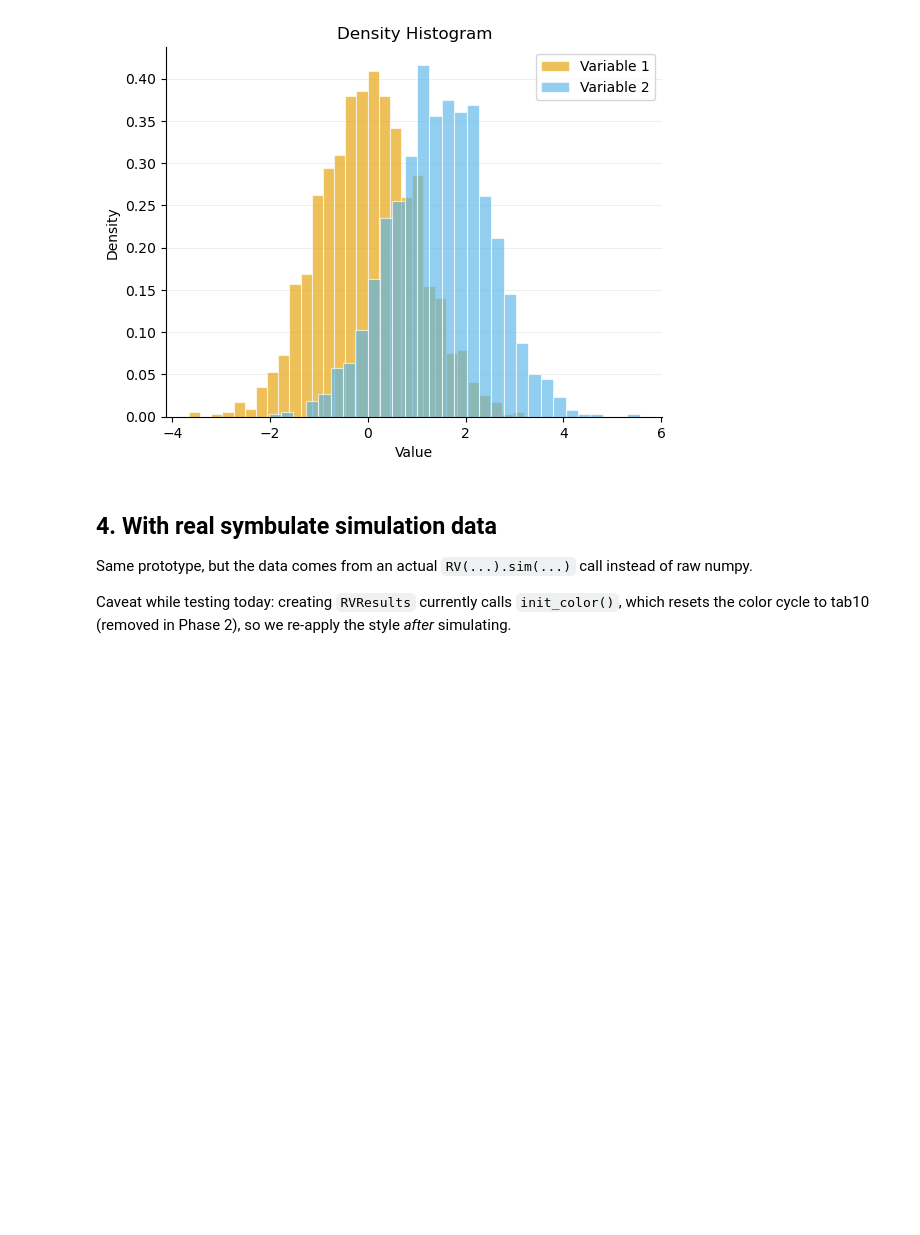
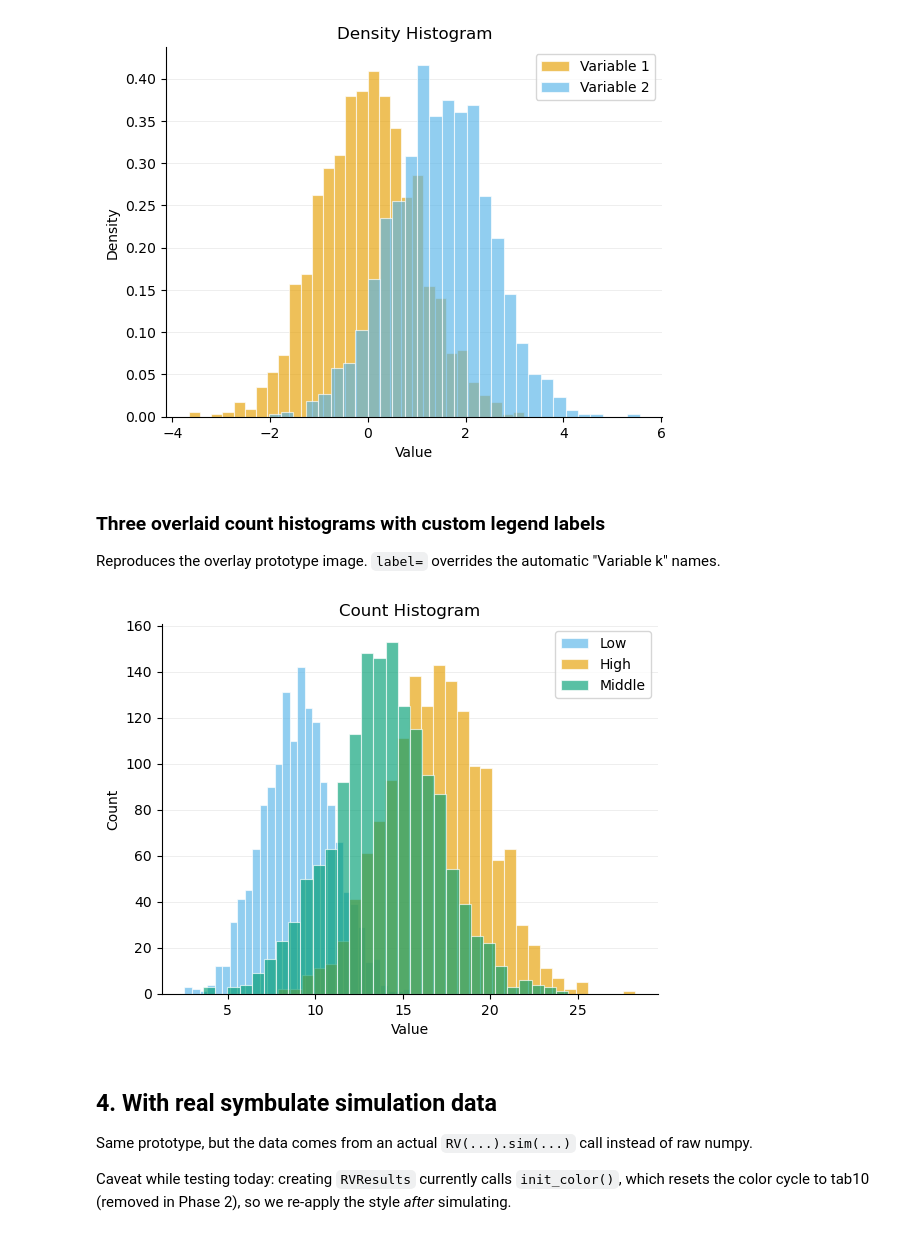
Before and after one commit to calpoly-symbulate/symbulate, a Jupyter notebook: team/new_graphics/new_graphics_demos/hist_demo.ipynb, the cells around one changed output. Drawn from its saved outputs; the diff is of its cells as text; code cells hidden in the pictures; blank space fills up the shorter version.

```diff
--- a/team/new_graphics/new_graphics_demos/hist_demo.ipynb
+++ b/team/new_graphics/new_graphics_demos/hist_demo.ipynb
@@ -87,6 +103,19 @@ make_hist(sample_b, ax, get_next_color(ax))
 plt.show()
 # %% [output]
 [figure]
+# %% [markdown]
+### Three overlaid count histograms with custom legend labels
+
+Reproduces the overlay prototype image. `label=` overrides the automatic
+"Variable k" names.
+# %%
+ax = plt.gca()
+make_hist(rng.normal(9, 2, 1500), ax, "#56B4E9", normalize=False, label="Low")
+make_hist(rng.normal(17, 3, 1500), ax, "#E69F00", normalize=False, label="High")
+make_hist(rng.normal(14, 3, 1500), ax, "#009E73", normalize=False, label="Middle")
+plt.show()
+# %% [output]
+[figure, added]
 # %% [markdown]
 ## 4. With real symbulate simulation data
 
```
Also changed, not shown: parts of 8 cells of this notebook, 10 other files.
